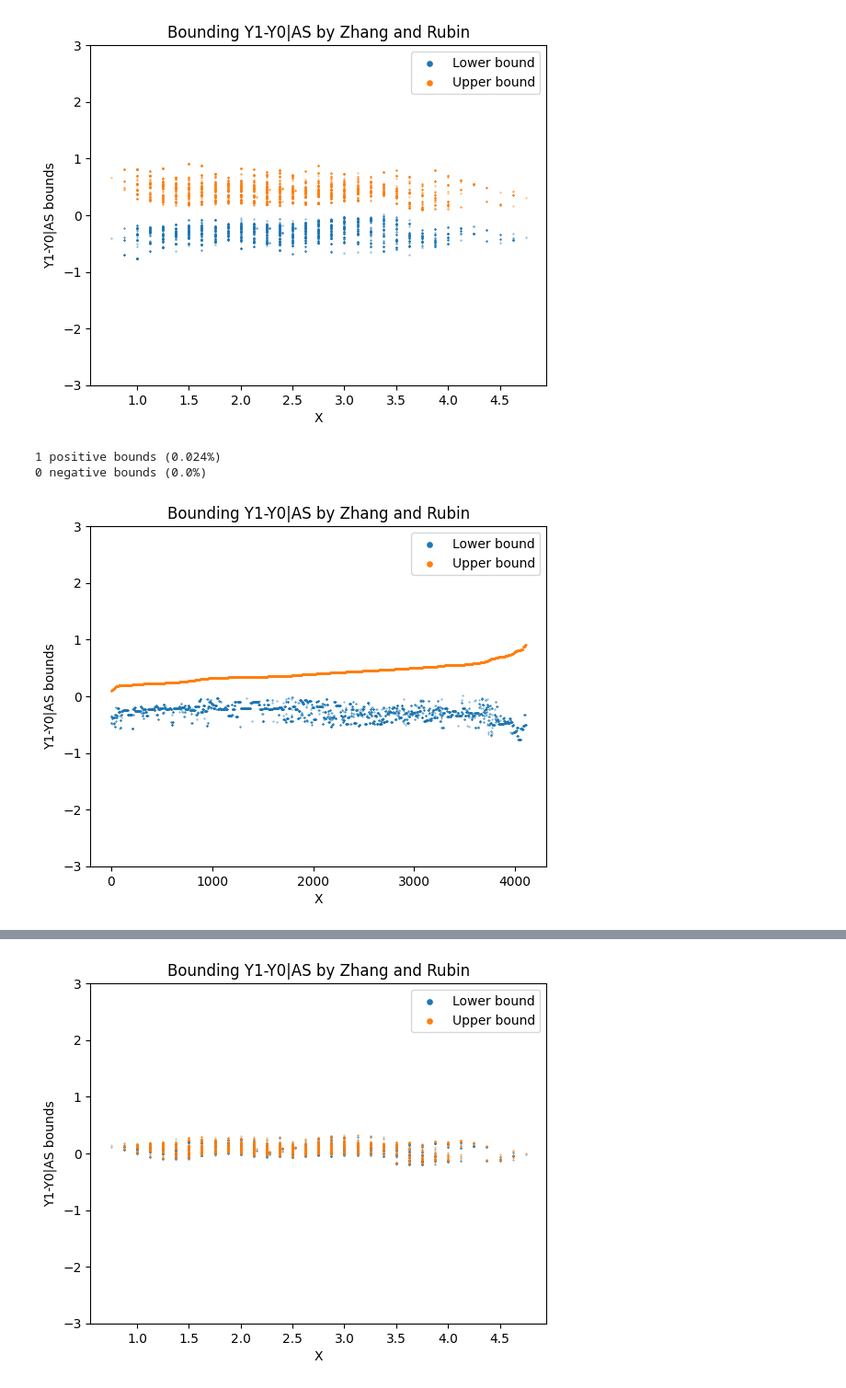
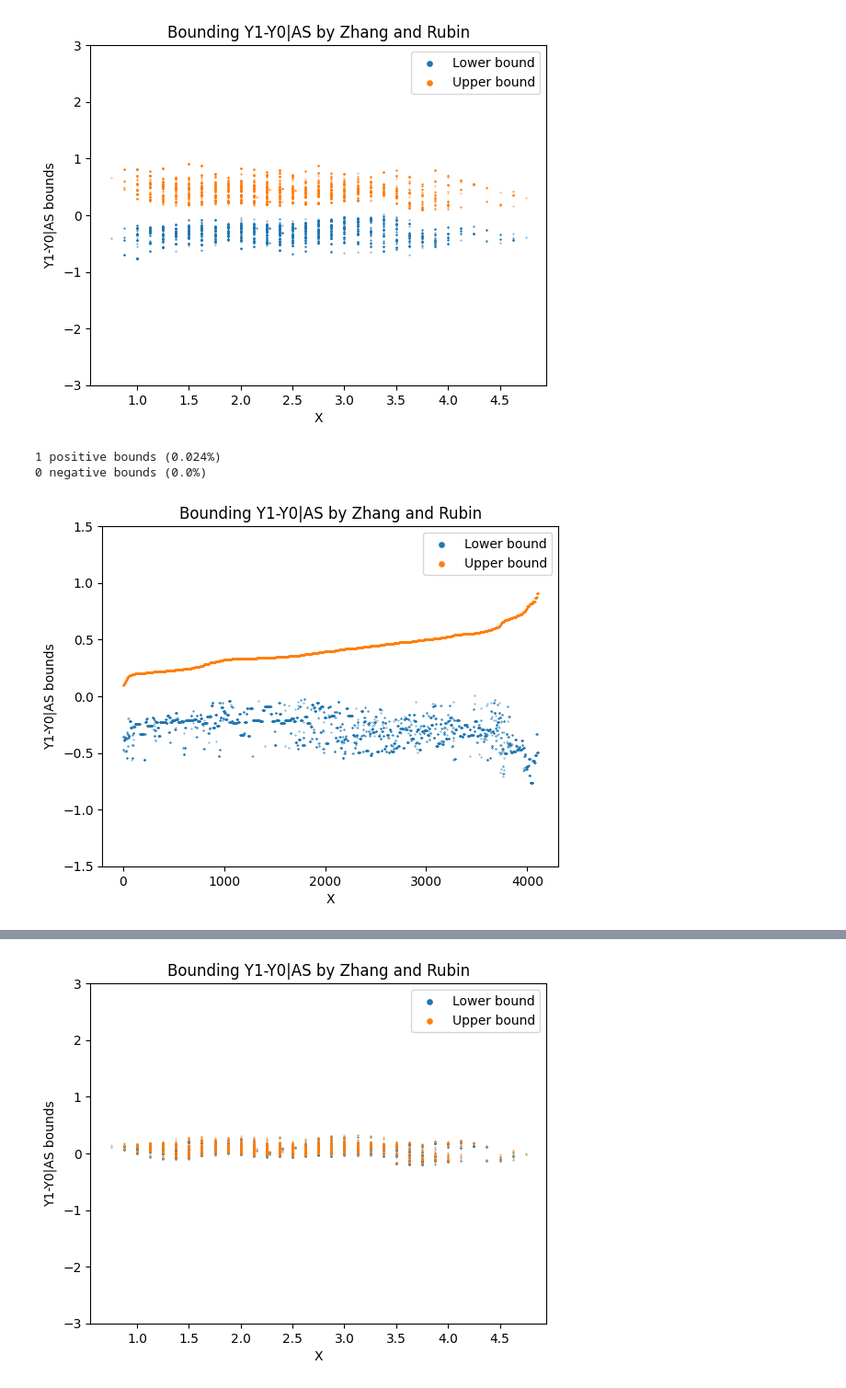
Before and after one commit to HadarRosenwald/competing_risks_simulation, a Jupyter notebook: competing_risks_simulation.ipynb, the cells around one changed output, grey strips where cells are left out. Shown at 92% size. Drawn from its saved outputs; the diff is of its cells as text; code cells hidden in the pictures.

Commit message:
ordering, change graphs layout

```diff
--- a/competing_risks_simulation.ipynb
+++ b/competing_risks_simulation.ipynb
@@ -109,8 +109,8 @@ zr_bounds_cvar_hat = plot_zhang_rubin_bounds_on_survivors(sample_for_y_dist_s, z
 # %% [markdown]
 ###### RWD
 # %%
-df_for_cvar_hat_rwd = adjust_data_with_beta_estimations(rwd)
+rwd_hat = adjust_data_with_beta_estimations(rwd)
 # %% [output]
 beta_d_hat: [0.34, -0.14, 0.37, -0.14, -0.16, -0.14, -0.34, -0.0, -0.02, 0.0]
 # %%
-zhang_rubin_bounds_cvar_hat_rwd = calc_zhang_rubin_bounds_using_cvar_est(df_for_cvar_hat_rwd)
+zhang_rubin_bounds_cvar_hat_rwd = calc_zhang_rubin_bounds_using_cvar_est(rwd_hat)
@@ -119,14 +117,14 @@ zhang_rubin_bounds_cvar_hat_rwd = calc_zhang_rubin_bounds_using_cvar_est(df_for_
 # %%
-df_for_cvar_hat_rwd_s = df_for_cvar_hat_rwd.loc[df_for_cvar_hat_rwd.D_obs==0]
-zr_bounds_cvar_hat_rwd = plot_zhang_rubin_bounds_on_survivors(df_for_cvar_hat_rwd_s, zhang_rubin_bounds_cvar_hat_rwd, plot_graph_margin=True)
+rwd_hat_s = rwd_hat.loc[rwd_hat.D_obs==0]
+zhang_rubin_bounds_cvar_hat_rwd_inc_x_and_cate = plot_zhang_rubin_bounds_on_survivors(rwd_hat_s, zhang_rubin_bounds_cvar_hat_rwd, plot_graph_margin=True)
 # %% [output]
 [figure]
 # %%
-plot_zhang_rubin_bounds_no_x(zr_bounds_cvar_hat_rwd, plot_graph_margin=True)
+plot_zhang_rubin_bounds_no_x(zhang_rubin_bounds_cvar_hat_rwd_inc_x_and_cate, plot_graph_margin=True, margin=1.5)
 # %% [output]
 1 positive bounds (0.024%)
 0 negative bounds (0.0%)
-[figure, old version]
+[figure, new version]
 # %%
 rwd_semi_simulated = simulate_counterfactuals(rwd)
 rwd_semi_simulated_s = rwd_semi_simulated.loc[rwd_semi_simulated.D_obs==0]
```
Also changed, not shown: parts of 25 cells of this notebook, 1 other file.
